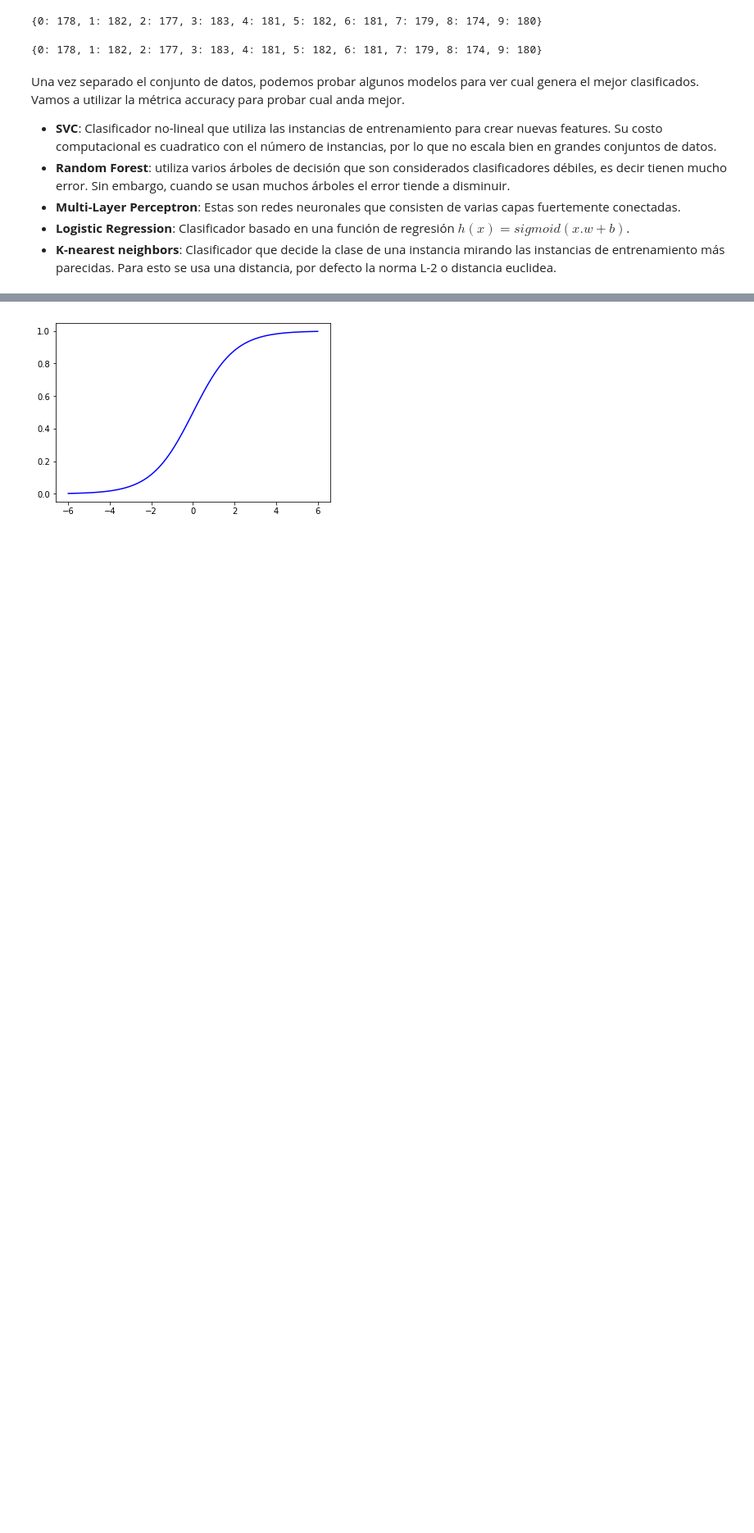
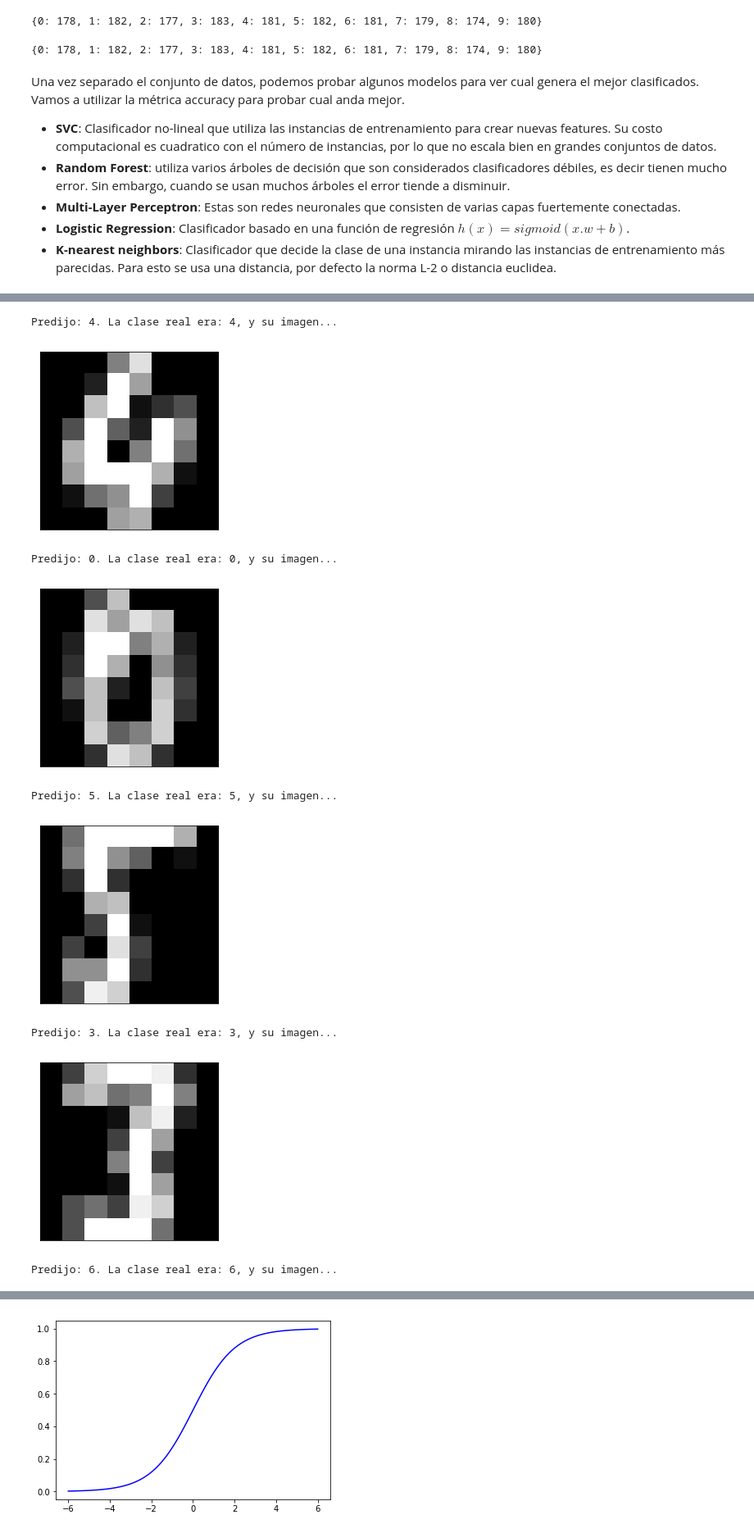
Before and after one commit to knife982000/SofIA, a Jupyter notebook: notebooks/Pinta-1_sol.ipynb, the cells around one changed output, grey strips where cells are left out. Shown: that part at 82% size. Saved outputs shown, nothing was run; the diff lists cells and outputs as text; code cells hidden in the pictures; blank space fills up the shorter version.

```diff
--- a/notebooks/Pinta-1_sol.ipynb
+++ b/notebooks/Pinta-1_sol.ipynb
@@ -806,0 +839,21 @@ for cl in [LR, SVC, KN, RF, MLP]:
+# %%
+clf = KN()
+clf.fit(x_train, y_train)
+y_pred = clf.predict(x_test)
+for i in range(10):
+    print('Predijo: {}. La clase real era: {}, y su imagen...'.format(y_test[i], y_pred[i]))
+    ax = plt.subplot(1, 1, 1)
+    ax.imshow(np.reshape(x_test[i, :], (8,8)), cmap='gray')
+    ax.set_xticks([])
+    ax.set_yticks([])
+    plt.show()
+# %% [output]
+Predijo: 4. La clase real era: 4, y su imagen...
+[figure, added]
+Predijo: 0. La clase real era: 0, y su imagen...
+[figure, added]
+Predijo: 5. La clase real era: 5, y su imagen...
+[figure, added]
+Predijo: 3. La clase real era: 3, y su imagen...
+[figure, added]
+Predijo: 6. La clase real era: 6, y su imagen...
```
Also changed, not shown: parts of 17 cells of this notebook.
